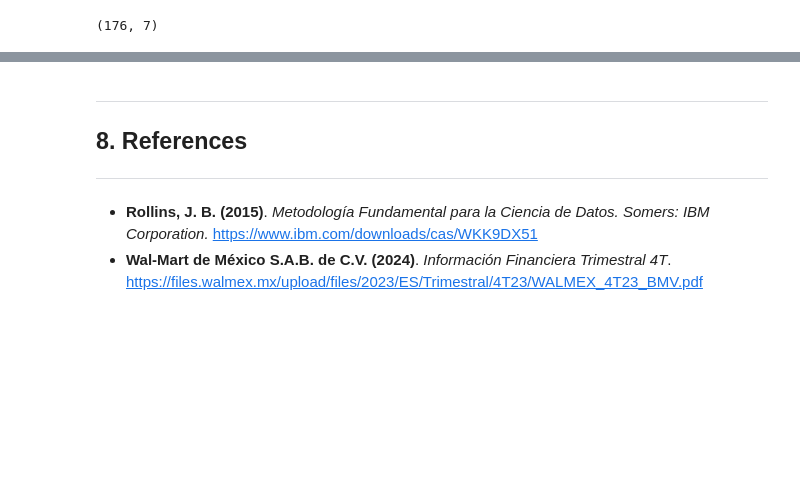
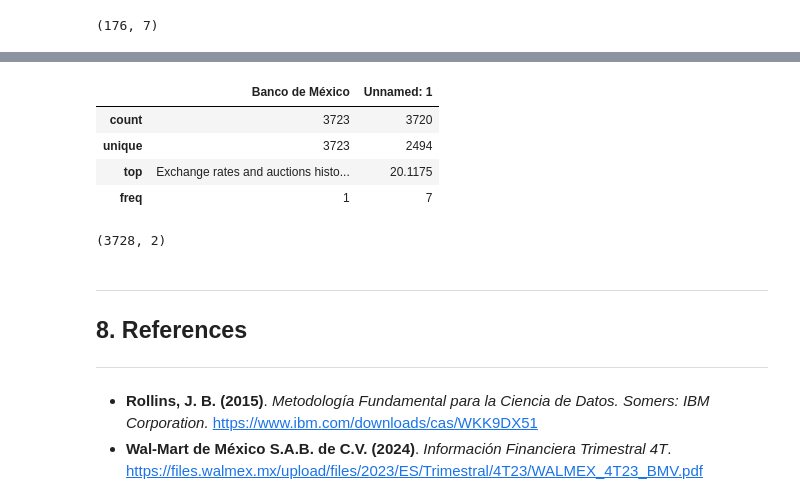
Before and after one commit to DanielEduardoLopez/SalesForecasting, a Jupyter notebook: SalesPrediction.ipynb, the cells around one changed output, grey strips where cells are left out. Drawn from its saved outputs; the diff is of its cells as text; code cells hidden in the pictures; blank space fills up the shorter version.

```diff
--- a/SalesPrediction.ipynb
+++ b/SalesPrediction.ipynb
@@ -391,3 +423,17 @@ gdp_df.shape
+# %%
+# Basic statistical description
+exchange_rates_df.describe()
+# %% [output]
+|  | Banco de México | Unnamed: 1 |
+| count | 3723 | 3720 |
+| unique | 3723 | 2494 |
+| top | Exchange rates and auctions histo... | 20.1175 |
+| freq | 1 | 7 |
+# %%
+# Shape of dataset
+exchange_rates_df.shape
+# %% [output]
+(3728, 2)
 # %% [markdown]
 <a class="anchor" id="references"></a>
 ___
```
Also changed, not shown: parts of 5 cells of this notebook.
